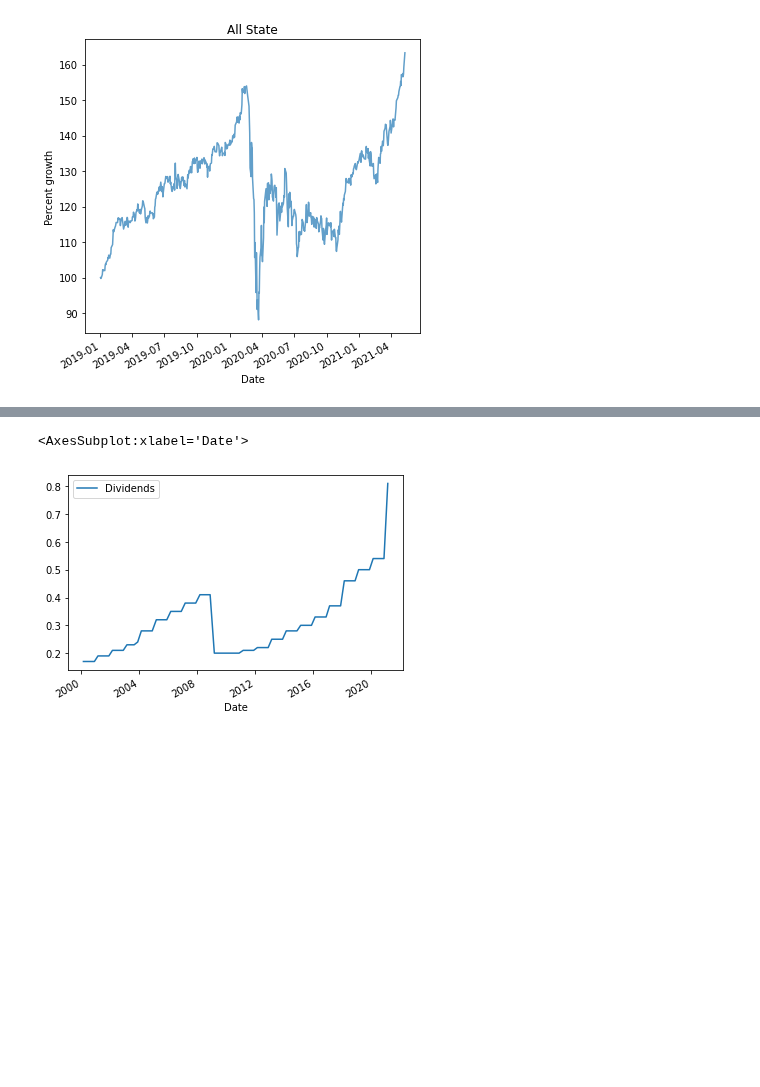
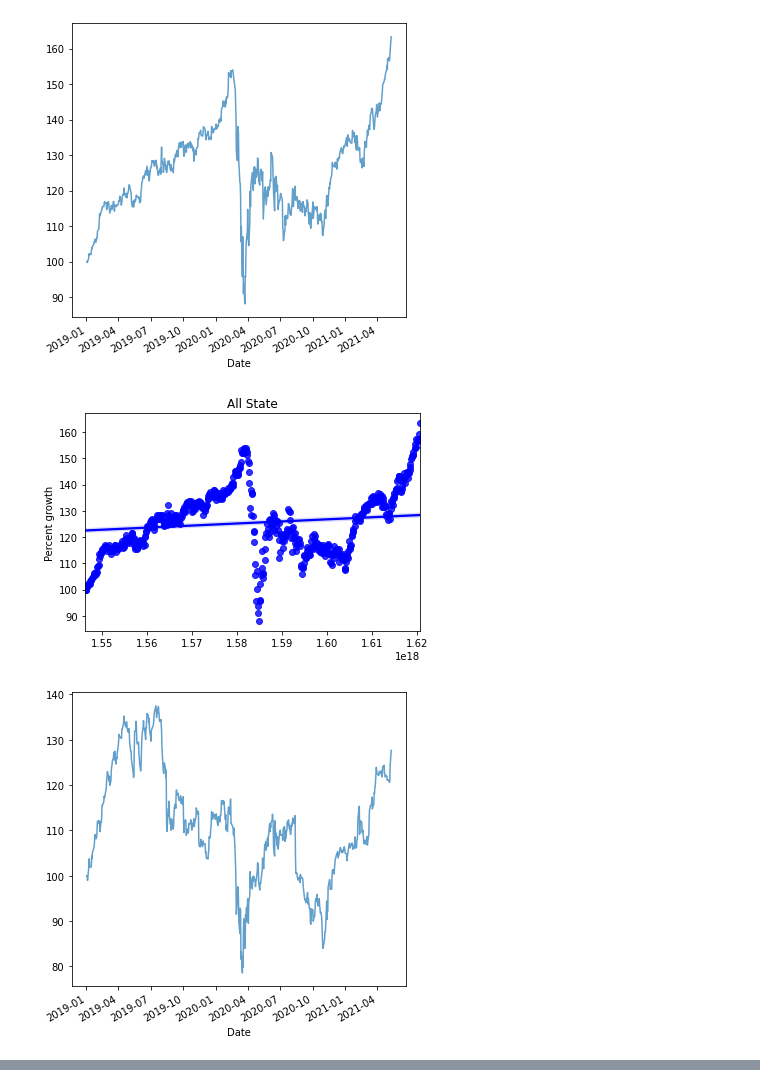
Before and after one commit to Andru-1987/python-deep-learning, a Jupyter notebook: Allstate dividends.ipynb, the cells around one changed output, grey strips where cells are left out. Cells and saved outputs as stored; diff of their text form; code cells hidden in the pictures; blank space fills up the shorter version.

```diff
--- a/Allstate dividends.ipynb
+++ b/Allstate dividends.ipynb
@@ -17,11 +15,30 @@ generate_csv('ALL',url)
+# %%
+all_url = "all.csv"
+generate_csv('ALL',all_url)
+csco_url = "CSCO.csv"
+generate_csv("CSCO",csco_url)
 # %%
-df=pd.read_csv(url,parse_dates=['Date'],index_col='Date')
+all_df=pd.read_csv(all_url,parse_dates=['Date'],index_col='Date')
+csco_df =pd.read_csv(csco_url,parse_dates=['Date'],index_col='Date')
 #df['Open'].plot()
 fig,ax=plt.subplots(figsize=(6,6))
-df['All']=df['Open'].div(df['Open'].iloc[0]).mul(100)
-df['All'].plot(ax=ax,alpha=.7)
+all_df['All']=all_df['Open'].div(all_df['Open'].iloc[0]).mul(100)
+all_df['All'].plot(ax=ax,alpha=.7)
+plt.show()
+sns.regplot(x=np.asarray(all_df.index).astype(float),y="All",data=all_df,color='blue')
 plt.ylabel("Percent growth")
 plt.title("All State")
 plt.show()
+
+fig,ax=plt.subplots(figsize=(6,6))
+csco_df['All']=csco_df['Open'].div(csco_df['Open'].iloc[0]).mul(100)
+csco_df['All'].plot(ax=ax,alpha=.7)
+plt.show()
+sns.regplot(x=np.asarray(csco_df.index).astype(float),y="All",data=csco_df,color='blue')
+plt.ylabel("Percent growth")
+plt.title("Cisco")
+plt.show()
 # %% [output]
-[figure, old version]
+[figure, new version]
+[figure, added]
+[figure, added]
@@ -28,7 +45,0 @@ plt.show()
-# %%
-dividend_df=pd.read_csv('all_state_dividend.csv',parse_dates=['Date'],index_col='Date')
-
-dividend_df.plot()
-# %% [output]
-<AxesSubplot:xlabel='Date'>
-[figure, removed]
```
Also changed, not shown: parts of 8 cells of this notebook, 3 other files.
